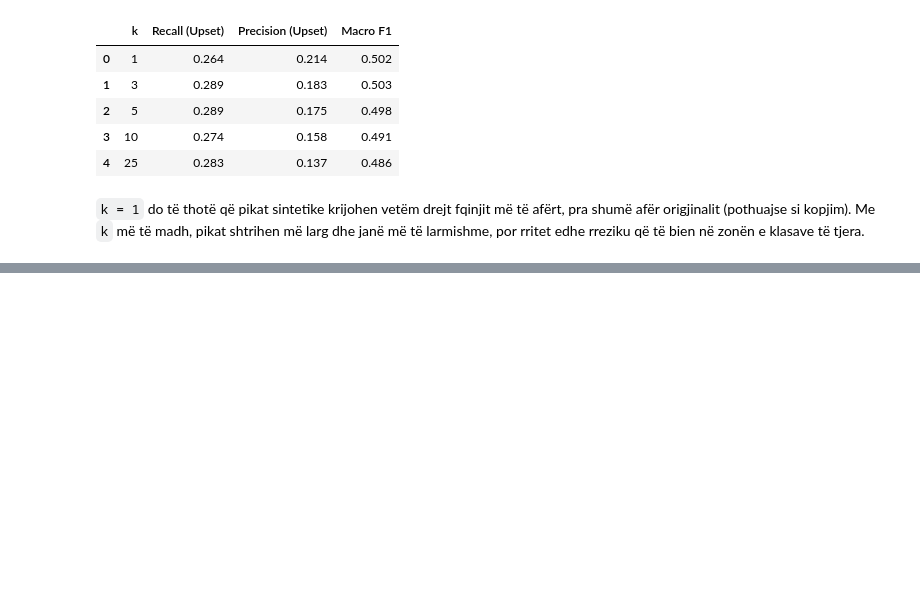
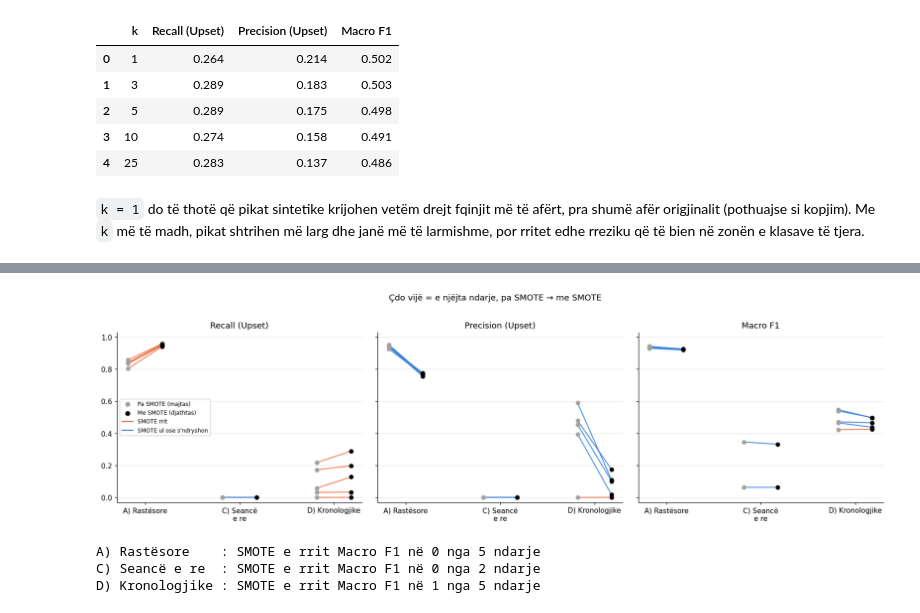
Before and after one commit to albenaveseli/the-missing-1.54-smote, a Jupyter notebook: SMOTE_BIOSTRESS.ipynb, the cells around one changed output, grey strips where cells are left out. Cells and saved outputs as stored; diff of their text form; code cells hidden in the pictures; blank space fills up the shorter version.

```diff
--- a/SMOTE_BIOSTRESS.ipynb
+++ b/SMOTE_BIOSTRESS.ipynb
@@ -711,7 +715,7 @@ for a, metrika in zip(axes, ["Recall (Upset)", "Macro F1", "Balanced Acc."]):
         v = tab[tab.Strategjia == strat].set_index("Rasti").loc[rastet, metrika].to_numpy()
         b = a.bar(x + (i - 0.5) * w, v, w, color=ngj, label=strat)
         a.bar_label(b, fmt="%.2f", fontsize=8)
-    a.set_xticks(x, ["A) Rastësore\n(iluzion)", "C) Person\ni ri", "D) Krono-\nlogjike"])
+    a.set_xticks(x, ["A) Rastësore\n(iluzion)", "C) Seancë\ne re", "D) Krono-\nlogjike"])
     a.set_title(metrika); a.set_ylim(0, 1.1)
 axes[0].legend()
 fig.suptitle("E njëjta të dhënë, i njëjti SMOTE, tri përgjigje krejt të ndryshme", y=1.02)
@@ -797,0 +817,22 @@ efekti_k.round(3)
+# %%
+perseritjet = []
+
+for s in range(5):                                        # A: 5 ndarje rastësore
+    _, idx_te = train_test_split(bio.index, test_size=0.3, stratify=bio.LABEL, random_state=s)
+    maska = bio.index.isin(idx_te)
+    for strat, emri in [("asgje", "Pa SMOTE"), ("smote", "SMOTE")]:
+        perseritjet.append({**metrikat(eksperiment(maska, strat), "A) Rastësore", emri), "Varianti": f"seed {s}"})
+
+for seanca in [16, 18]:                                   # C: secila seancë me Upset jashtë
+    maska = (bio.seanca == seanca).to_numpy()
+    for strat, emri in [("asgje", "Pa SMOTE"), ("smote", "SMOTE")]:
+        perseritjet.append({**metrikat(eksperiment(maska, strat), "C) Seancë e re", emri), "Varianti": f"seanca {seanca}"})
+
+for pragu in [0.60, 0.65, 0.70, 0.75, 0.80]:              # D: pragje të ndryshme
+    maska = (pozicioni >= pragu).to_numpy()
+    for strat, emri in [("asgje", "Pa SMOTE"), ("smote", "SMOTE")]:
+        perseritjet.append({**metrikat(eksperiment(maska, strat), "D) Kronologjike", emri), "Varianti": f"{pragu:.0%}"})
+
+perseritjet = pd.DataFrame(perseritjet)
+perseritjet.pivot_table(index=["Rasti", "Varianti"], columns="Strategjia",
+                        values=["Recall (Upset)", "Precision (Upset)", "Macro F1"], sort=False).round(3)
@@ -797,0 +870,26 @@ efekti_k.round(3)
+# %%
+fig, axes = plt.subplots(1, 3, figsize=(16, 4.6), sharey=True)
+for a, metrika in zip(axes, ["Recall (Upset)", "Precision (Upset)", "Macro F1"]):
+    for x0, rasti in enumerate(perseritjet.Rasti.unique()):
+        d = perseritjet[perseritjet.Rasti == rasti].pivot(index="Varianti", columns="Strategjia", values=metrika)
+        for _, r in d.iterrows():                              # një vijë = një ndarje (çift)
+            ngj = C_UPSET if r["SMOTE"] > r["Pa SMOTE"] else C_STRESS
+            a.plot([x0 - 0.18, x0 + 0.18], [r["Pa SMOTE"], r["SMOTE"]], "-", c=ngj, lw=1.5, alpha=0.8)
+        a.scatter(np.full(len(d), x0 - 0.18), d["Pa SMOTE"], s=30, c=GRI, zorder=3)
+        a.scatter(np.full(len(d), x0 + 0.18), d["SMOTE"], s=30, c="k", zorder=3)
+    a.set_xticks(range(3), ["A) Rastësore", "C) Seancë\ne re", "D) Kronologjike"])
+    a.set_title(metrika); a.set_ylim(-0.03, 1.03); a.grid(axis="y", alpha=0.3)
+axes[0].scatter([], [], c=GRI, label="Pa SMOTE (majtas)"); axes[0].scatter([], [], c="k", label="Me SMOTE (djathtas)")
+axes[0].plot([], [], c=C_UPSET, label="SMOTE rrit"); axes[0].plot([], [], c=C_STRESS, label="SMOTE ul ose s'ndryshon")
+axes[0].legend(fontsize=8, loc="center left")
+fig.suptitle("Çdo vijë = e njëjta ndarje, pa SMOTE → me SMOTE", y=1.02)
+plt.tight_layout(); plt.show()
+
+for rasti in perseritjet.Rasti.unique():
+    d = perseritjet[perseritjet.Rasti == rasti].pivot(index="Varianti", columns="Strategjia", values="Macro F1")
+    print(f"{rasti:16s}: SMOTE e rrit Macro F1 në {(d['SMOTE'] > d['Pa SMOTE']).sum()} nga {len(d)} ndarje")
+# %% [output]
+[figure, added]
+A) Rastësore    : SMOTE e rrit Macro F1 në 0 nga 5 ndarje
+C) Seancë e re  : SMOTE e rrit Macro F1 në 0 nga 2 ndarje
+D) Kronologjike : SMOTE e rrit Macro F1 në 1 nga 5 ndarje
```
Also changed, not shown: parts of 15 cells of this notebook, 4 other files.
